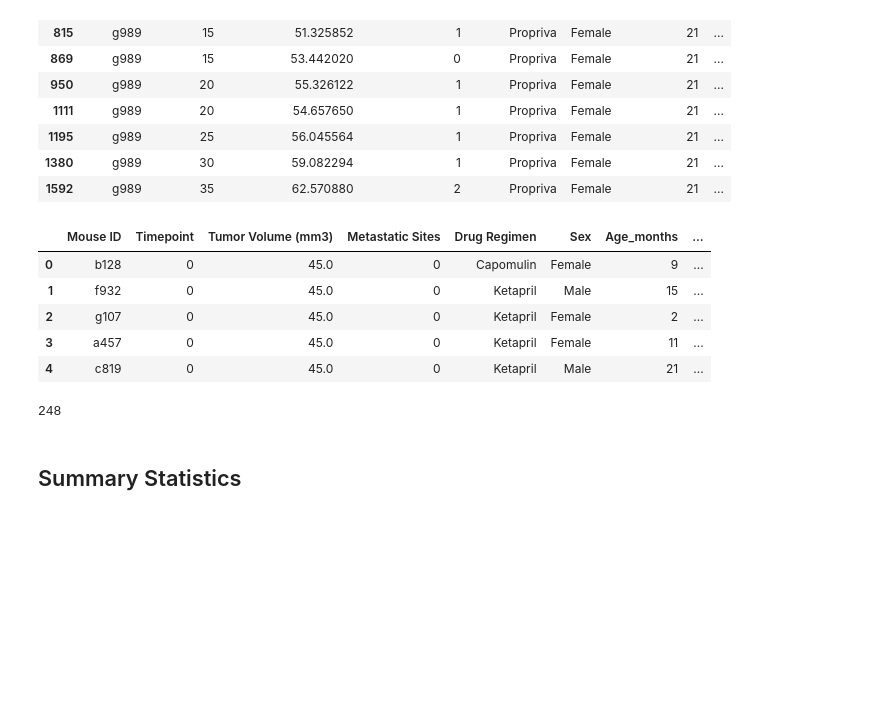
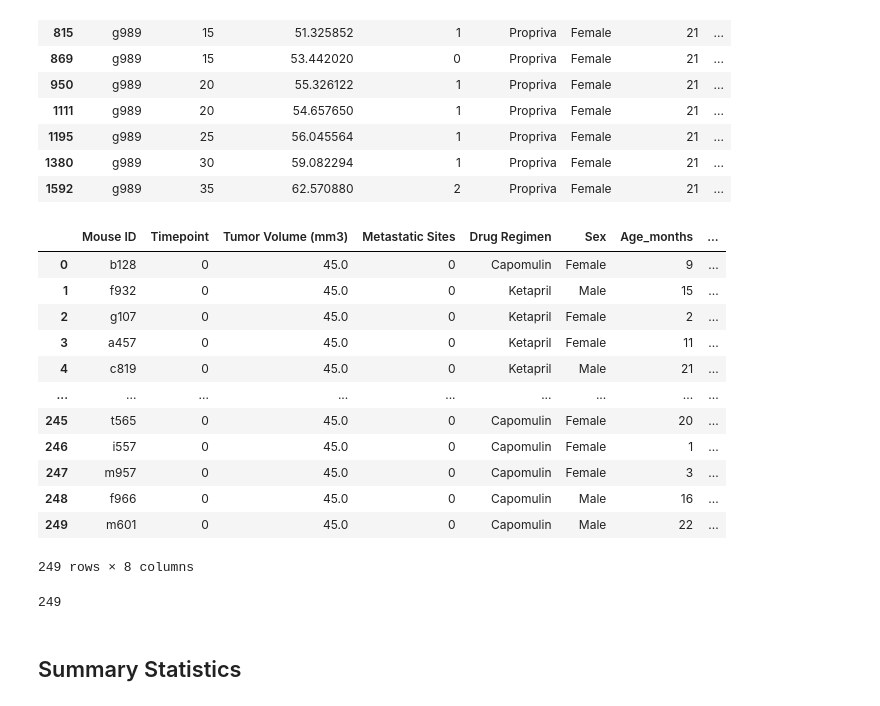
Before and after one commit to AntonLeB04/matplotlib-challenge, a Jupyter notebook: pymaceuticals_starter.ipynb, the cells around one changed output. Drawn from its saved outputs; the diff is of its cells as text; code cells hidden in the pictures; blank space fills up the shorter version.

```diff
--- a/pymaceuticals_starter.ipynb
+++ b/pymaceuticals_starter.ipynb
@@ -61,17 +73,29 @@ array(['g989'], dtype=object)
 | 1592 | g989 | 35 | 62.570880 | 2 | Propriva | Female | 21 | ... |
 # %%
 # Create a clean DataFrame by dropping the duplicate mouse by its ID.
+cleaned_study_results = study_results_complete.drop_duplicates(subset=['Mouse ID'], keep='first')
+cleaned_study_results = pd.DataFrame(cleaned_study_results)
+cleaned_study_results
 # %% [output]
 |  | Mouse ID | Timepoint | Tumor Volume (mm3) | Metastatic Sites | Drug Regimen | Sex | Age_months | ... |
 | 0 | b128 | 0 | 45.0 | 0 | Capomulin | Female | 9 | ... |
 | 1 | f932 | 0 | 45.0 | 0 | Ketapril | Male | 15 | ... |
 | 2 | g107 | 0 | 45.0 | 0 | Ketapril | Female | 2 | ... |
 | 3 | a457 | 0 | 45.0 | 0 | Ketapril | Female | 11 | ... |
 | 4 | c819 | 0 | 45.0 | 0 | Ketapril | Male | 21 | ... |
+| ... | ... | ... | ... | ... | ... | ... | ... | ... |
+| 245 | t565 | 0 | 45.0 | 0 | Capomulin | Female | 20 | ... |
+| 246 | i557 | 0 | 45.0 | 0 | Capomulin | Female | 1 | ... |
+| 247 | m957 | 0 | 45.0 | 0 | Capomulin | Female | 3 | ... |
+| 248 | f966 | 0 | 45.0 | 0 | Capomulin | Male | 16 | ... |
+| 249 | m601 | 0 | 45.0 | 0 | Capomulin | Male | 22 | ... |
+249 rows × 8 columns
 # %%
 # Checking the number of mice in the clean DataFrame.
+cleaned_study_results_number = len((cleaned_study_results)['Mouse ID'].unique())
+cleaned_study_results_number
 # %% [output]
-248
+249
 # %% [markdown]
 ## Summary Statistics
 # %%
```
Also changed, not shown: parts of 1 cell of this notebook.
